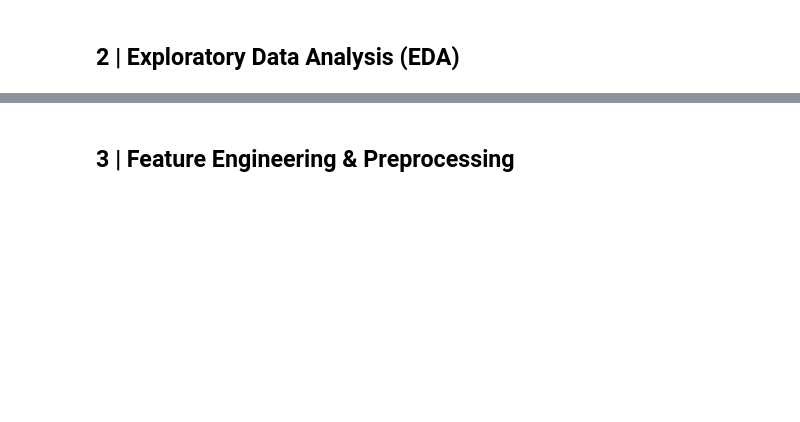
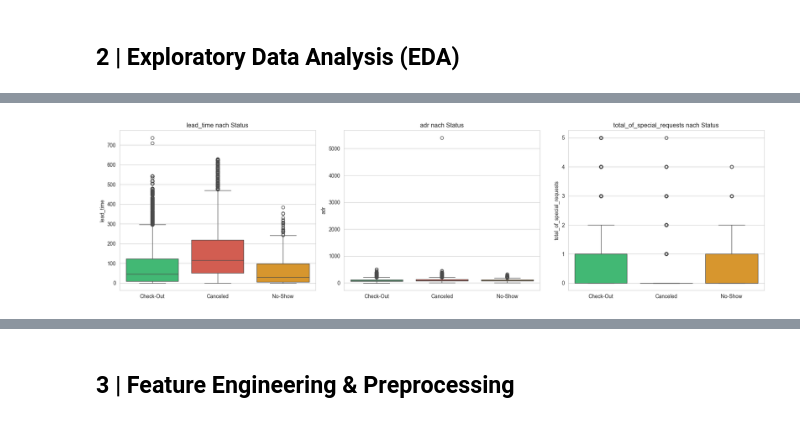
Before and after one commit to dan-am/machine_learning_DSM, a Jupyter notebook: notebooks/03_hotel_bookings_supervised.ipynb, the cells around one changed output, grey strips where cells are left out. Drawn from its saved outputs; the diff is of its cells as text; code cells hidden in the pictures; blank space fills up the shorter version.

```diff
--- a/notebooks/03_hotel_bookings_supervised.ipynb
+++ b/notebooks/03_hotel_bookings_supervised.ipynb
@@ -17,2 +117,13 @@ Die Klassen sind **stark unbalanciert**: Check-Out und Canceled dominieren, No-S
 # %%
-# Verteilung wichtiger Features nach reservation_statusfig, axes = plt.subplots(1, 3, figsize=(18, 5))for ax, col in zip(axes, ['lead_time', 'adr', 'total_of_special_requests']):    sns.boxplot(data=df, x=target, y=col, ax=ax, palette=['#2ecc71', '#e74c3c', '#f39c12'])    ax.set_title(f'{col} nach Status', fontsize=12)    ax.set_xlabel('')plt.tight_layout()plt.show()
+# Verteilung wichtiger Features nach reservation_status
+fig, axes = plt.subplots(1, 3, figsize=(18, 5))
+
+for ax, col in zip(axes, ['lead_time', 'adr', 'total_of_special_requests']):
+    sns.boxplot(data=df, x=target, y=col, ax=ax, palette=['#2ecc71', '#e74c3c', '#f39c12'])
+    ax.set_title(f'{col} nach Status', fontsize=12)
+    ax.set_xlabel('')
+
+plt.tight_layout()
+plt.show()
+# %% [output]
+[figure, added]
```
Also changed, not shown: parts of 18 cells of this notebook.
